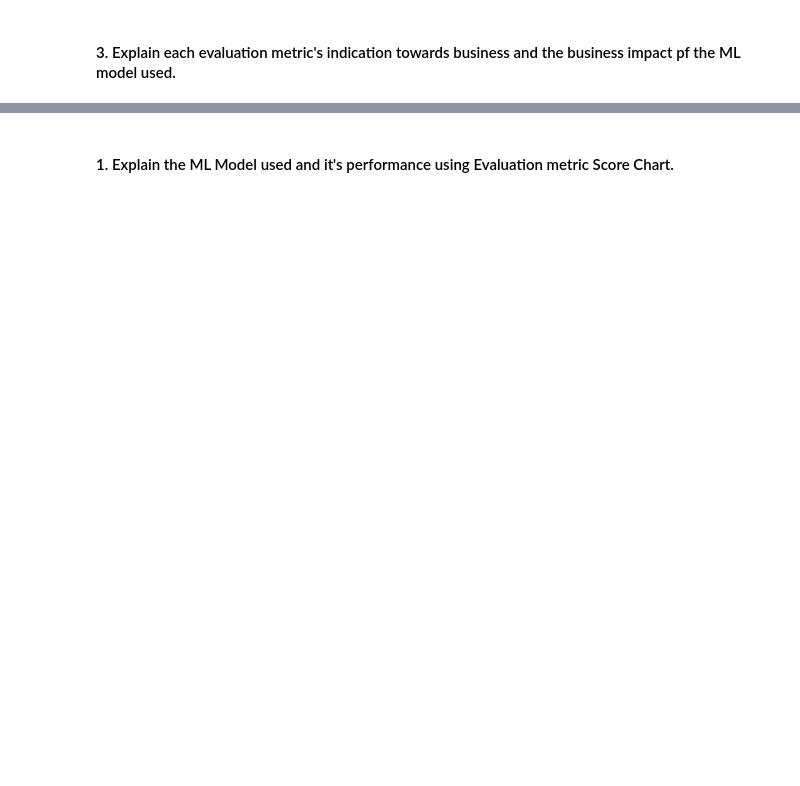
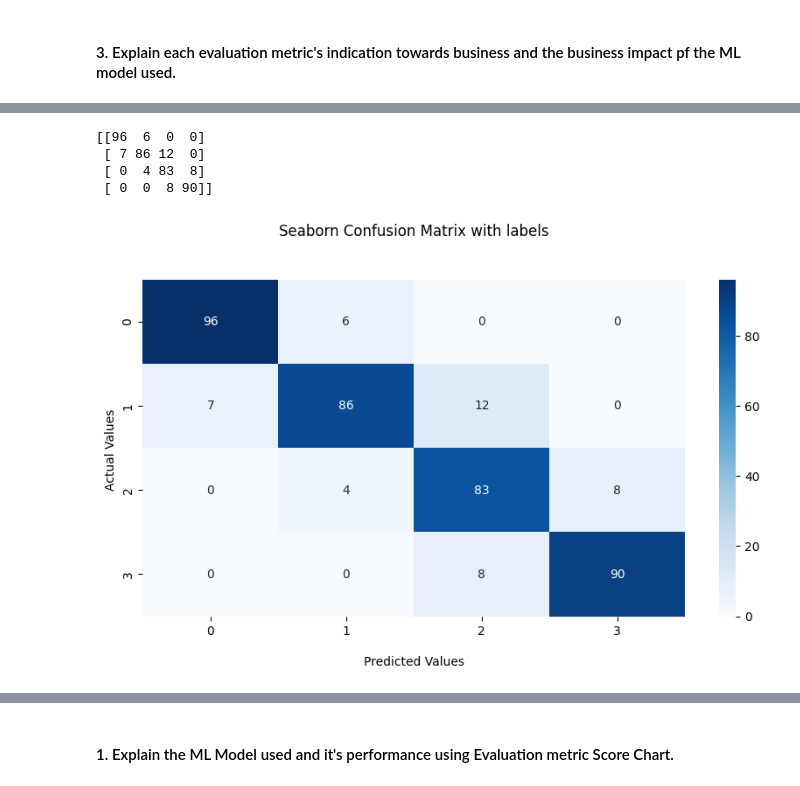
Before and after one commit to kapilkukreja469/Mobile_price_range_prediction, a Jupyter notebook: Mobile_price_range_prediction_by_kapil_kukreja.ipynb, the cells around one changed output, grey strips where cells are left out. Drawn from its saved outputs; the diff is of its cells as text; code cells hidden in the pictures; blank space fills up the shorter version.

```diff
--- a/Mobile_price_range_prediction_by_kapil_kukreja.ipynb
+++ b/Mobile_price_range_prediction_by_kapil_kukreja.ipynb
@@ -1441,0 +1447,15 @@ In conclusion, while accuracy is an important evaluation metric - precision, rec
+# %%
+# ML Model - 2 Implementation
+
+xgb = XGBClassifier(max_depth = 5, learning_rate = 0.1)
+xgb.fit(X_train, y_train)
+XGBClassifier(max_depth=5, objective='multi:softprob')
+
+# Prediction
+y_pred_train = xgb.predict(X_train)
+y_pred_test = xgb.predict(X_test)
+
+# Evaluation metrics for Test set
+score = classification_report(y_test, y_pred_test)
+print('Classification Report for XGBoost(Test set)= ')
+print(score)
@@ -1473,0 +1599,5 @@ Answer Here.
+# %%
+# ML Model - 3 Implementation
+# Taking 300 decision trees to create the random forest ensemble.
+clsr = RandomForestClassifier(n_estimators=300)
+clsr.fit(X_train, y_train)
@@ -1473,0 +1606,4 @@ Answer Here.
+# %%
+y_pred = clsr.predict(X_test)
+test_score= accuracy_score(y_test, y_pred)
+test_score
@@ -1473,0 +1632,21 @@ Answer Here.
+# %%
+#Generate the confusion matrix
+cf_matrix = confusion_matrix(y_test, y_pred)
+print(cf_matrix)
+
+# visualization of the Confusion Matrix.
+ax = sns.heatmap(cf_matrix, annot=True, cmap='Blues')
+ax.set_title('Seaborn Confusion Matrix with labels\n\n');
+ax.set_xlabel('\nPredicted Values')
+ax.set_ylabel('Actual Values ');
+
+# Ticket labels - List must be in alphabetical order
+ax.xaxis.set_ticklabels([0,1,2,3])
+ax.yaxis.set_ticklabels([0,1,2,3])
+plt.show()
+# %% [output]
+[[96  6  0  0]
+ [ 7 86 12  0]
+ [ 0  4 83  8]
+ [ 0  0  8 90]]
+[figure, added]
```
Also changed, not shown: parts of 62 cells of this notebook.
